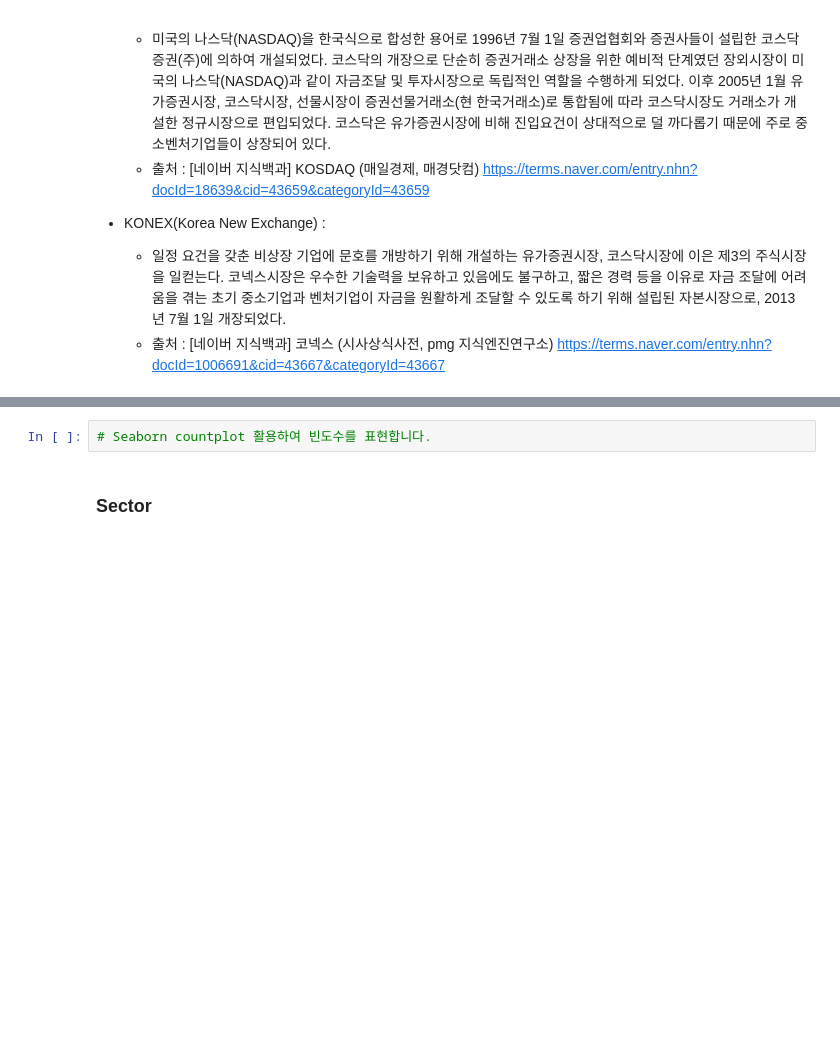
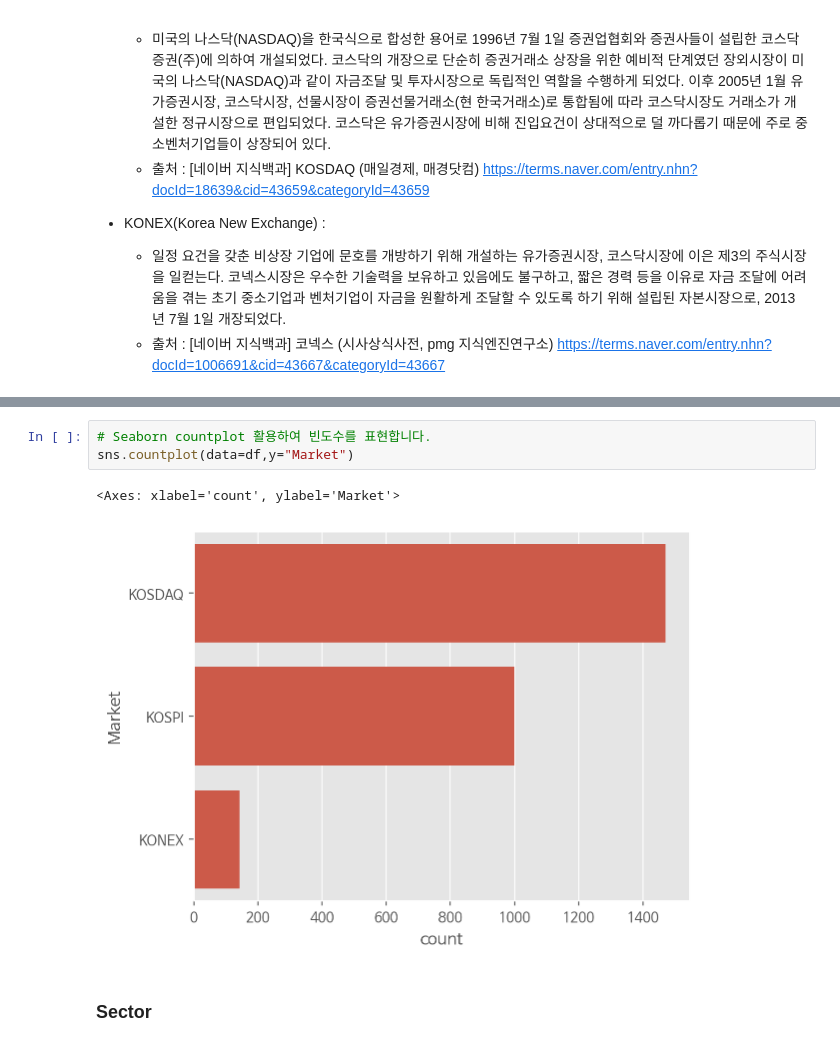
Before and after one commit to neguri0235/finance-data-analysis, a Jupyter notebook: 2.2. KRX 전체 종목분석-input.ipynb, the cells around one changed output, grey strips where cells are left out. Cells and saved outputs as stored; diff of their text form; blank space fills up the shorter version.

```diff
--- a/2.2. KRX 전체 종목분석-input.ipynb
+++ b/2.2. KRX 전체 종목분석-input.ipynb
@@ -563,5 +561,9 @@ WARNING:matplotlib.font_manager:findfont: Font family 'NanumBarunGothic' not fou
 # %%
 # Seaborn countplot 활용하여 빈도수를 표현합니다.
+sns.countplot(data=df,y="Market")
+# %% [output]
+<Axes: xlabel='count', ylabel='Market'>
+[figure, added]
 # %% [markdown]
 ### Sector
 # %%
```
Also changed, not shown: parts of 47 cells of this notebook.
